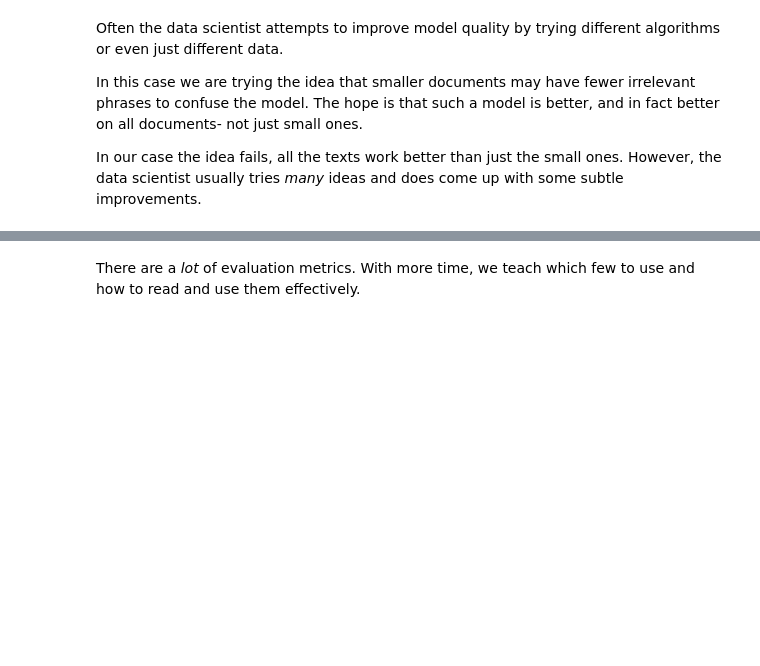
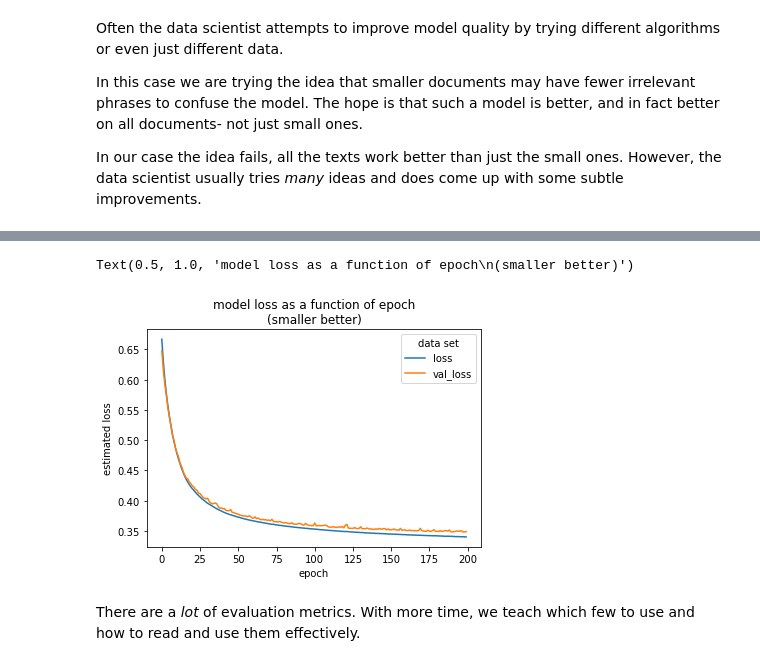
Before and after one commit to WinVector/ATasteOfDataScience, a Jupyter notebook: 02_IMDB_sentiment/IMDB_sentiment.ipynb, the cells around one changed output, grey strips where cells are left out. Cells and saved outputs as stored; diff of their text form; code cells hidden in the pictures; blank space fills up the shorter version.

Commit message:
add trajectory graphs

```diff
--- a/02_IMDB_sentiment/IMDB_sentiment.ipynb
+++ b/02_IMDB_sentiment/IMDB_sentiment.ipynb
@@ -274,3 +275,24 @@ history_big = logistic_model.fit(
+# %%
+trajectory = pandas.DataFrame(history_big.history)
+trajectory['epoch'] = range(trajectory.shape[0])
+
+trajectory_plot = trajectory.melt(
+    id_vars=['epoch'],
+    value_vars=['loss', 'val_loss'],
+    var_name='data set',
+    value_name='estimated loss',
+)
+# %%
+sns.lineplot(
+    data=trajectory_plot,
+    x='epoch',
+    y='estimated loss',
+    hue = 'data set',
+)
+plt.title("model loss as a function of epoch\n(smaller better)")
+# %% [output]
+Text(0.5, 1.0, 'model loss as a function of epoch\n(smaller better)')
+[figure, added]
 # %%
 # wrap the text processing plus model
 # as a single object implementing the model API
```
Also changed, not shown: parts of 12 cells of this notebook, 3 other files.
